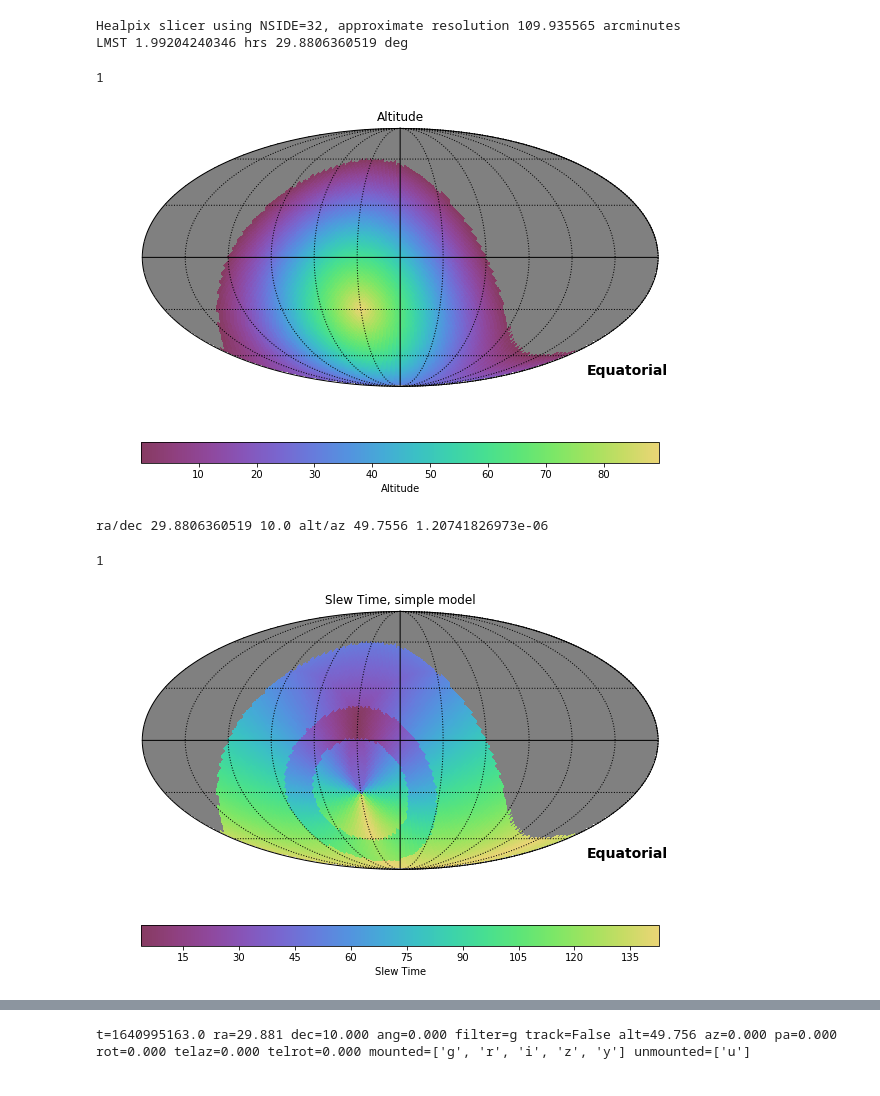
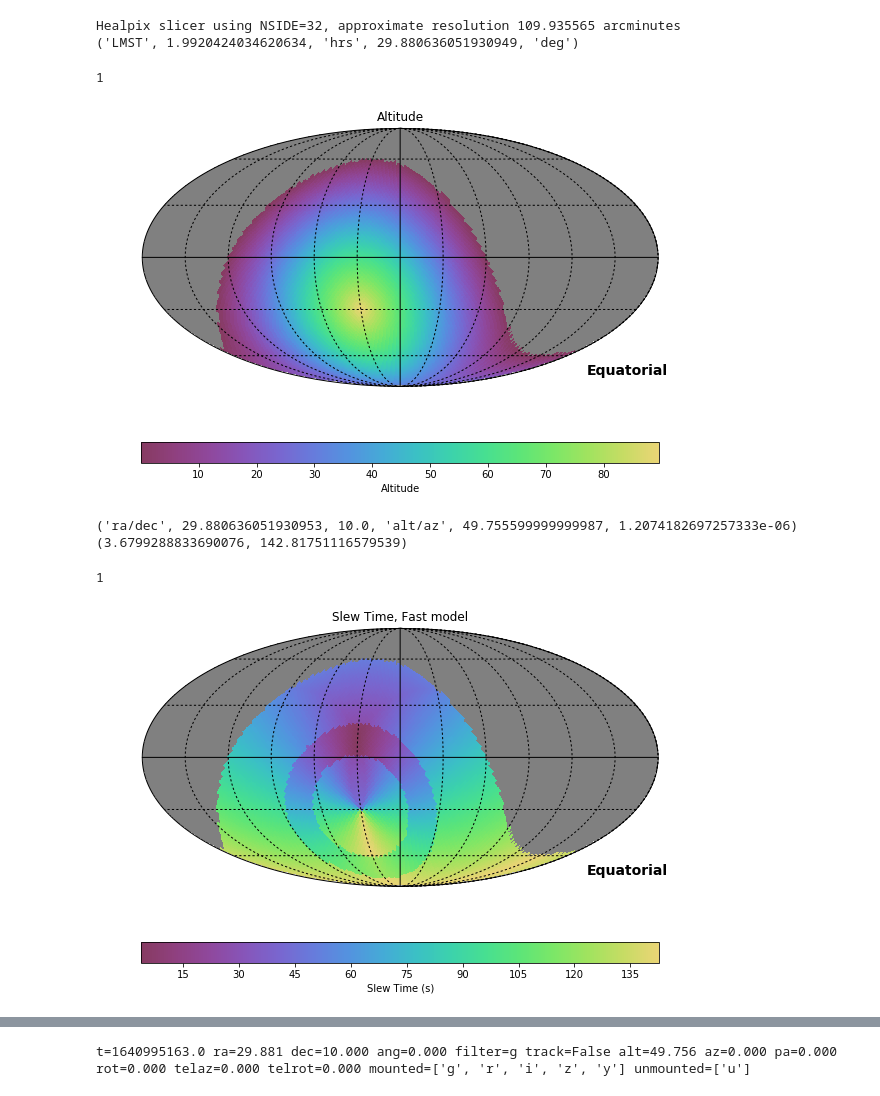
Before and after one commit to rhiannonlynne/notebooks, a Jupyter notebook: Slew Time Comparison.ipynb, the cells around one changed output, grey strips where cells are left out. Saved outputs shown, nothing was run; the diff lists cells and outputs as text; code cells hidden in the pictures.

```diff
--- a/Slew Time Comparison.ipynb
+++ b/Slew Time Comparison.ipynb
@@ -292,17 +292,17 @@ alt, az = stackers.raDec2AltAz(ra, dec, lsstSite.latitude_rad, lsstSite.longitud
 lmst, last = calcLmstLast(tnow, lsstSite.longitude_rad)
 lmst_deg = lmst / 24.0 * 360.0
 print('LMST', lmst, 'hrs', lmst_deg, 'deg')
-mask = np.where(alt<0, True, False)
+azmask = np.where(alt<0, True, False)
 # %% [output]
 Healpix slicer using NSIDE=32, approximate resolution 109.935565 arcminutes
-LMST 1.99204240346 hrs 29.8806360519 deg
+('LMST', 1.9920424034620634, 'hrs', 29.880636051930949, 'deg')
 # %%
-val = ma.MaskedArray(data=np.degrees(alt), mask=mask)
+val = ma.MaskedArray(data=np.degrees(alt), mask=azmask)
 plotDict = {'figsize':(10, 6), 'title': 'Altitude', 'xlabel': 'Altitude'}
 plots.HealpixSkyMap()(val, s, plotDict)
 # %% [output]
 1
-[figure, old version]
+[figure, new version]
 # %%
 telRA = np.radians(lmst_deg)
 telDec = np.radians(10)
@@ -313,15 +313,17 @@ telAz = telAz[0]
 print('ra/dec', np.degrees(telRA), np.degrees(telDec), 'alt/az', np.degrees(telAlt), np.degrees(telAz))
 tel = Telescope()
 slewtime = tel.calcSlewTime(telAlt, telAz, 'g', alt, az, 'g')
+print(slewtime.min(), slewtime.max())
 # %% [output]
-ra/dec 29.8806360519 10.0 alt/az 49.7556 1.20741826973e-06
+('ra/dec', 29.880636051930953, 10.0, 'alt/az', 49.755599999999987, 1.2074182697257333e-06)
+(3.6799288833690076, 142.81751116579539)
 # %%
-val = ma.MaskedArray(data=slewtime, mask=mask)
-plotDict = {'figsize':(10, 6), 'title': 'Slew Time, simple model', 'xlabel': 'Slew Time'}
+val = ma.MaskedArray(data=slewtime, mask=azmask)
+plotDict = {'figsize':(10, 6), 'title': 'Slew Time, Fast model', 'xlabel': 'Slew Time (s)'}
 plots.HealpixSkyMap()(val, s, plotDict)
 # %% [output]
 1
-[figure, old version]
+[figure, new version]
 # %%
 # First get observatory model set up correctly.
 # tnow is in MJD (TAI) and we need to convert to unix timestamp.
```
Also changed, not shown: parts of 10 cells of this notebook.
